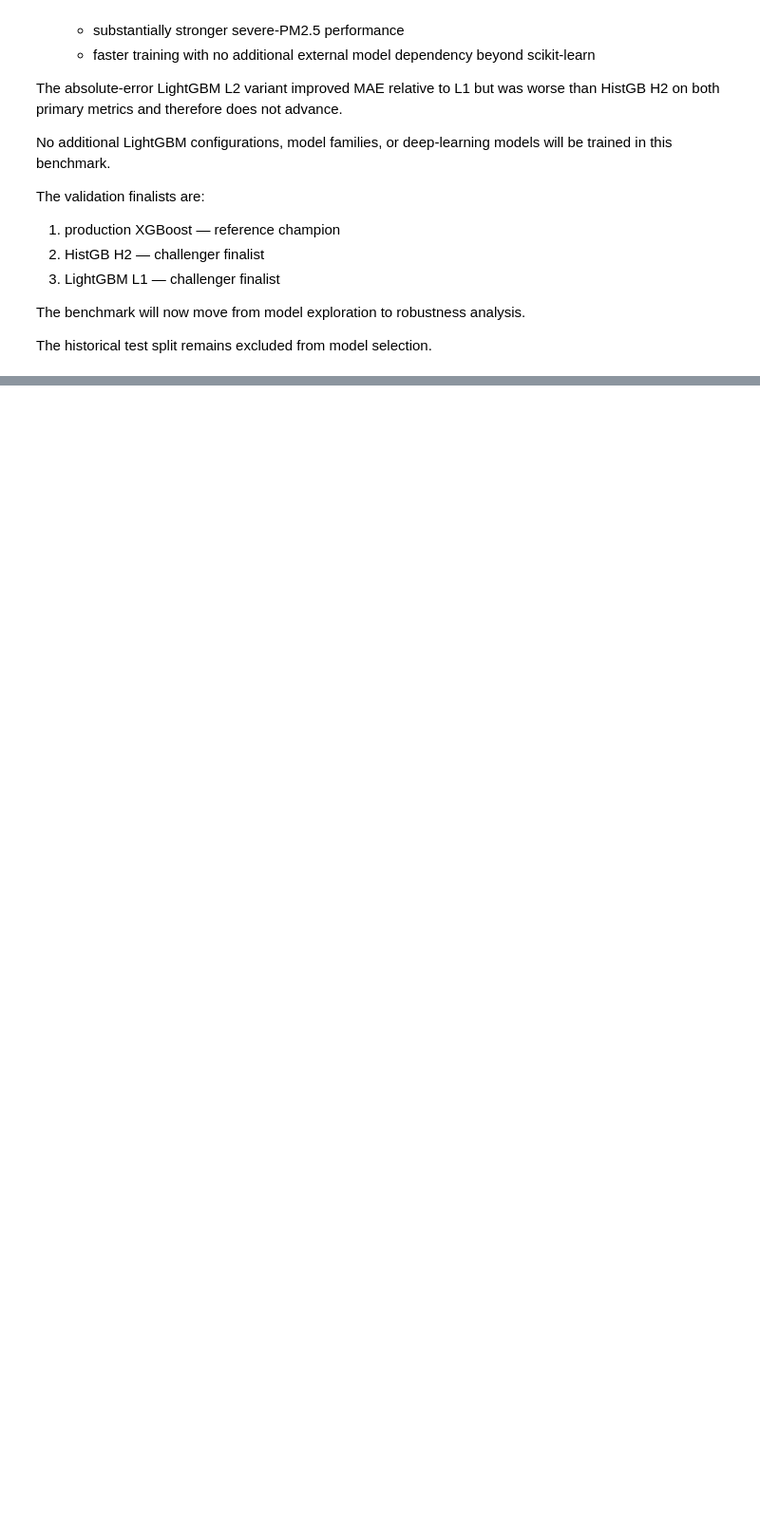
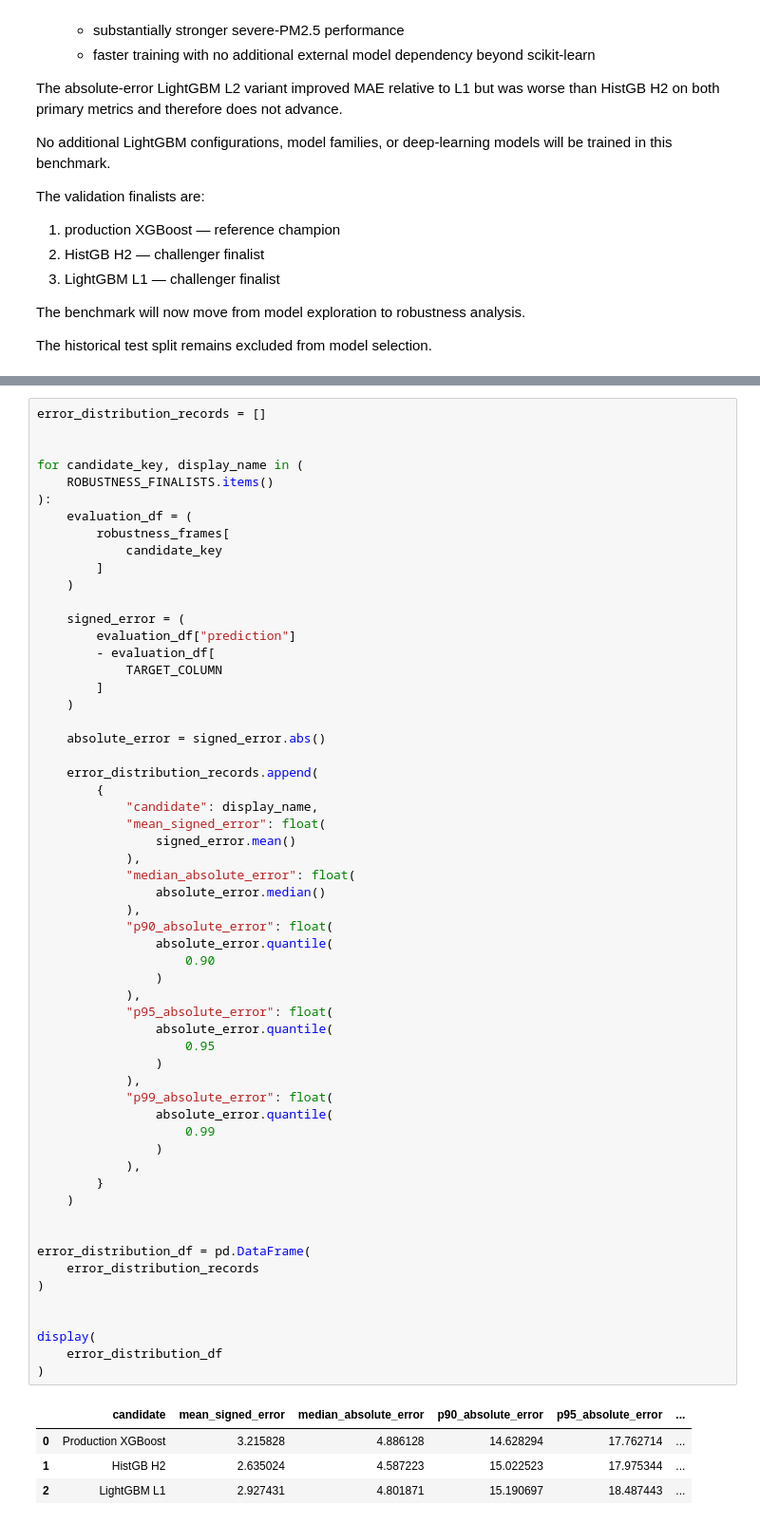
Before and after one commit to riyanj220/pearls-aqi-predictor, a Jupyter notebook: notebooks/12_model_challenger_benchmark.ipynb, the cells around one changed output, grey strips where cells are left out. Shown at 95% size. Cells and saved outputs as stored; diff of their text form; blank space fills up the shorter version.

```diff
--- a/notebooks/12_model_challenger_benchmark.ipynb
+++ b/notebooks/12_model_challenger_benchmark.ipynb
@@ -9612,0 +9944,63 @@ The historical test split remains excluded from model selection.
+# %%
+error_distribution_records = []
+
+
+for candidate_key, display_name in (
+    ROBUSTNESS_FINALISTS.items()
+):
+    evaluation_df = (
+        robustness_frames[
+            candidate_key
+        ]
+    )
+
+    signed_error = (
+        evaluation_df["prediction"]
+        - evaluation_df[
+            TARGET_COLUMN
+        ]
+    )
+
+    absolute_error = signed_error.abs()
+
+    error_distribution_records.append(
+        {
+            "candidate": display_name,
+            "mean_signed_error": float(
+                signed_error.mean()
+            ),
+            "median_absolute_error": float(
+                absolute_error.median()
+            ),
+            "p90_absolute_error": float(
+                absolute_error.quantile(
+                    0.90
+                )
+            ),
+            "p95_absolute_error": float(
+                absolute_error.quantile(
+                    0.95
+                )
+            ),
+            "p99_absolute_error": float(
+                absolute_error.quantile(
+                    0.99
+                )
+            ),
+        }
+    )
+
+
+error_distribution_df = pd.DataFrame(
+    error_distribution_records
+)
+
+
+display(
+    error_distribution_df
+)
+# %% [output]
+|  | candidate | mean_signed_error | median_absolute_error | p90_absolute_error | p95_absolute_error | ... |
+| 0 | Production XGBoost | 3.215828 | 4.886128 | 14.628294 | 17.762714 | ... |
+| 1 | HistGB H2 | 2.635024 | 4.587223 | 15.022523 | 17.975344 | ... |
+| 2 | LightGBM L1 | 2.927431 | 4.801871 | 15.190697 | 18.487443 | ... |
```
Also changed, not shown: parts of 12 cells of this notebook.
